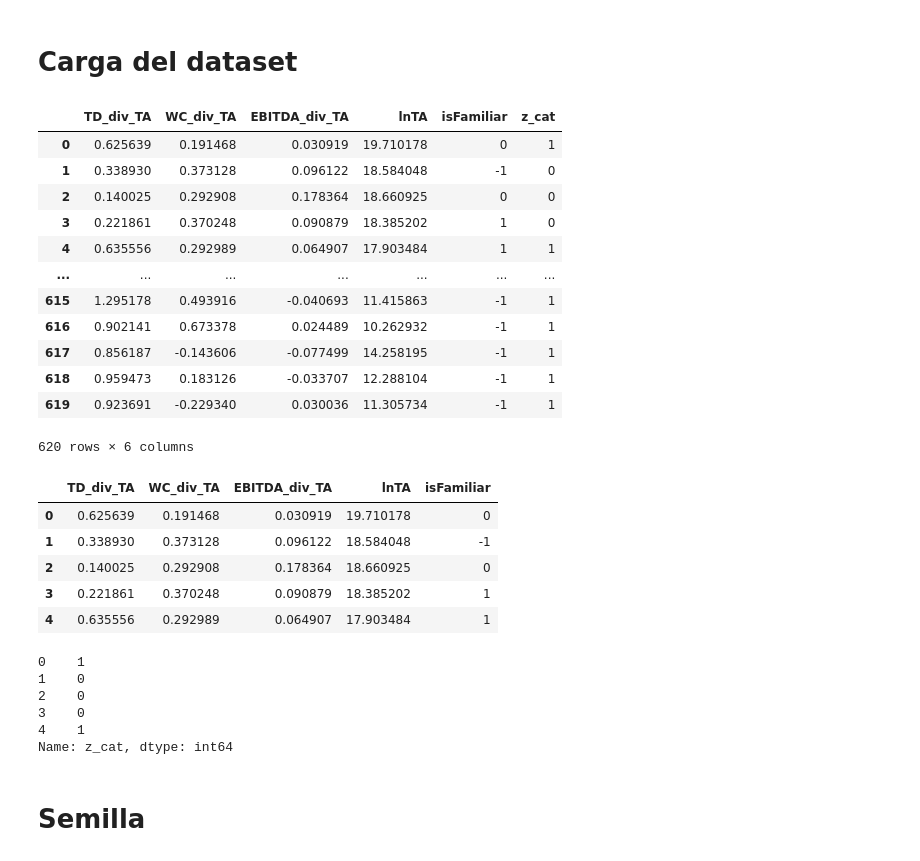
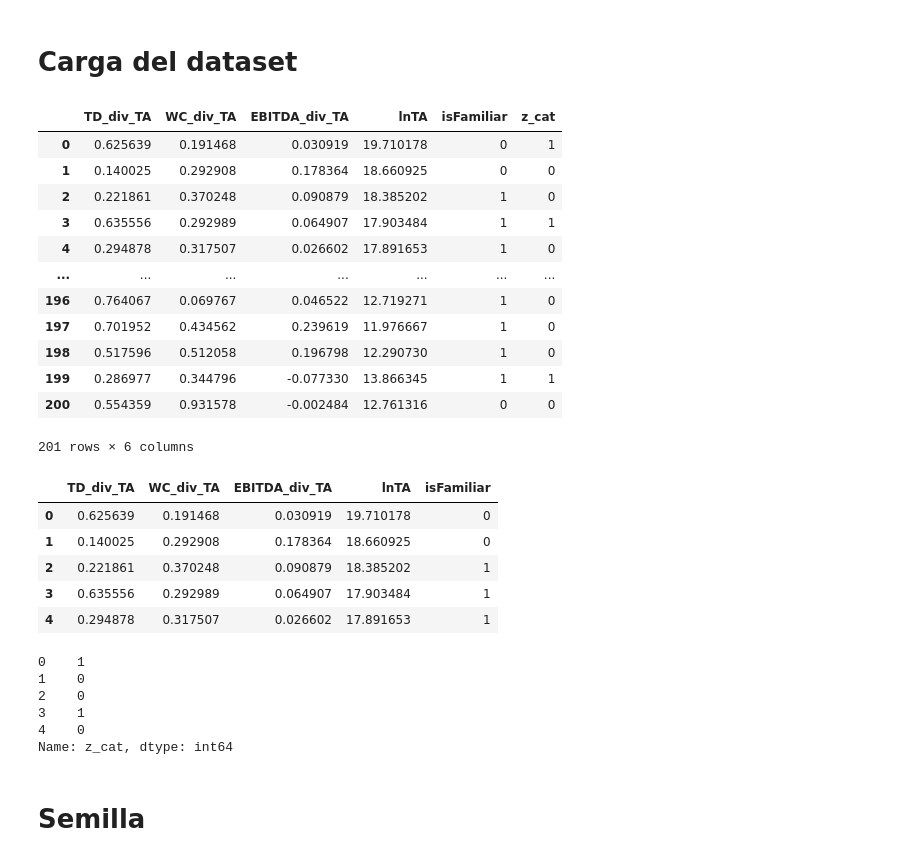
Before and after one commit to NelsonCC1812/tfg, a Jupyter notebook: aicode/filtered_familiar_unknowns.ipynb, the cells around one changed output. Cells and saved outputs as stored; diff of their text form; code cells hidden in the pictures.

```diff
--- a/aicode/filtered_familiar_unknowns.ipynb
+++ b/aicode/filtered_familiar_unknowns.ipynb
@@ -26,23 +26,23 @@ from statsmodels.stats.outliers_influence import variance_inflation_factor
 # %%
 #pip install openpyxl
 # %%
-dataset = pd.read_excel('./data/product/product-ffu.xlsx', engine='openpyxl')
+dataset = pd.read_excel('../data/product/product-ffu.xlsx', engine='openpyxl')
 
 dataset
 # %% [output]
 |  | TD_div_TA | WC_div_TA | EBITDA_div_TA | lnTA | isFamiliar | z_cat |
 | 0 | 0.625639 | 0.191468 | 0.030919 | 19.710178 | 0 | 1 |
-| 1 | 0.338930 | 0.373128 | 0.096122 | 18.584048 | -1 | 0 |
-| 2 | 0.140025 | 0.292908 | 0.178364 | 18.660925 | 0 | 0 |
-| 3 | 0.221861 | 0.370248 | 0.090879 | 18.385202 | 1 | 0 |
-| 4 | 0.635556 | 0.292989 | 0.064907 | 17.903484 | 1 | 1 |
+| 1 | 0.140025 | 0.292908 | 0.178364 | 18.660925 | 0 | 0 |
+| 2 | 0.221861 | 0.370248 | 0.090879 | 18.385202 | 1 | 0 |
+| 3 | 0.635556 | 0.292989 | 0.064907 | 17.903484 | 1 | 1 |
+| 4 | 0.294878 | 0.317507 | 0.026602 | 17.891653 | 1 | 0 |
 | ... | ... | ... | ... | ... | ... | ... |
-| 615 | 1.295178 | 0.493916 | -0.040693 | 11.415863 | -1 | 1 |
-| 616 | 0.902141 | 0.673378 | 0.024489 | 10.262932 | -1 | 1 |
-| 617 | 0.856187 | -0.143606 | -0.077499 | 14.258195 | -1 | 1 |
-| 618 | 0.959473 | 0.183126 | -0.033707 | 12.288104 | -1 | 1 |
-| 619 | 0.923691 | -0.229340 | 0.030036 | 11.305734 | -1 | 1 |
+| 196 | 0.764067 | 0.069767 | 0.046522 | 12.719271 | 1 | 0 |
+| 197 | 0.701952 | 0.434562 | 0.239619 | 11.976667 | 1 | 0 |
+| 198 | 0.517596 | 0.512058 | 0.196798 | 12.290730 | 1 | 0 |
+| 199 | 0.286977 | 0.344796 | -0.077330 | 13.866345 | 1 | 1 |
+| 200 | 0.554359 | 0.931578 | -0.002484 | 12.761316 | 0 | 0 |
-620 rows × 6 columns
+201 rows × 6 columns
 # %%
 X = pd.DataFrame(dataset[dataset.columns[:-1]])
 Y = dataset[dataset.columns[-1]]
@@ -51,18 +51,18 @@ X.head()
 # %% [output]
 |  | TD_div_TA | WC_div_TA | EBITDA_div_TA | lnTA | isFamiliar |
 | 0 | 0.625639 | 0.191468 | 0.030919 | 19.710178 | 0 |
-| 1 | 0.338930 | 0.373128 | 0.096122 | 18.584048 | -1 |
-| 2 | 0.140025 | 0.292908 | 0.178364 | 18.660925 | 0 |
-| 3 | 0.221861 | 0.370248 | 0.090879 | 18.385202 | 1 |
-| 4 | 0.635556 | 0.292989 | 0.064907 | 17.903484 | 1 |
+| 1 | 0.140025 | 0.292908 | 0.178364 | 18.660925 | 0 |
+| 2 | 0.221861 | 0.370248 | 0.090879 | 18.385202 | 1 |
+| 3 | 0.635556 | 0.292989 | 0.064907 | 17.903484 | 1 |
+| 4 | 0.294878 | 0.317507 | 0.026602 | 17.891653 | 1 |
 # %%
 Y.head()
 # %% [output]
 0    1
 1    0
 2    0
-3    0
-4    1
+3    1
+4    0
 Name: z_cat, dtype: int64
 # %% [markdown]
 # Semilla
```
Also changed, not shown: parts of 8 cells of this notebook, 17 other files.
